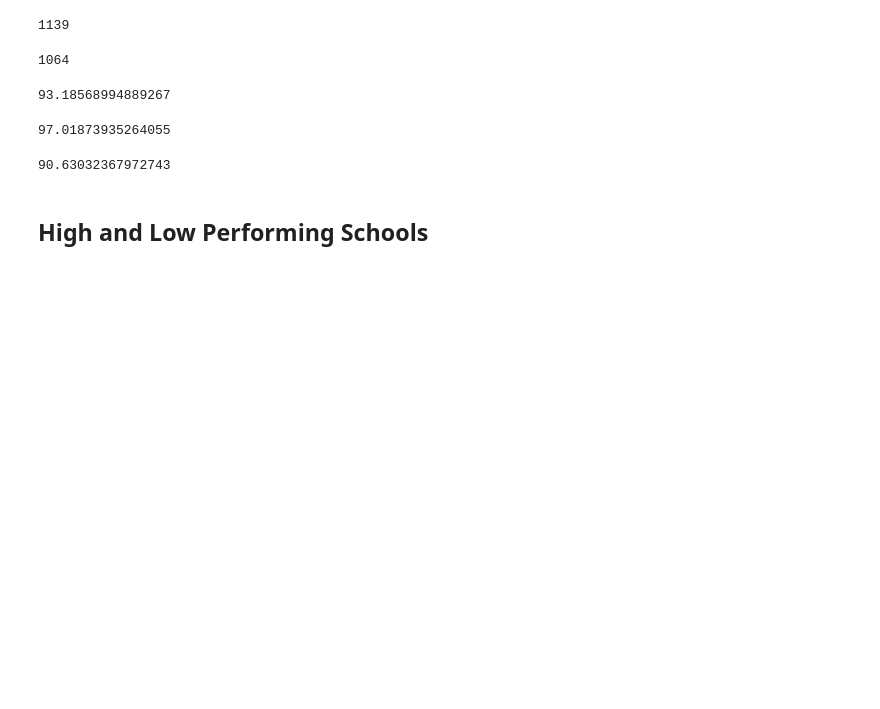
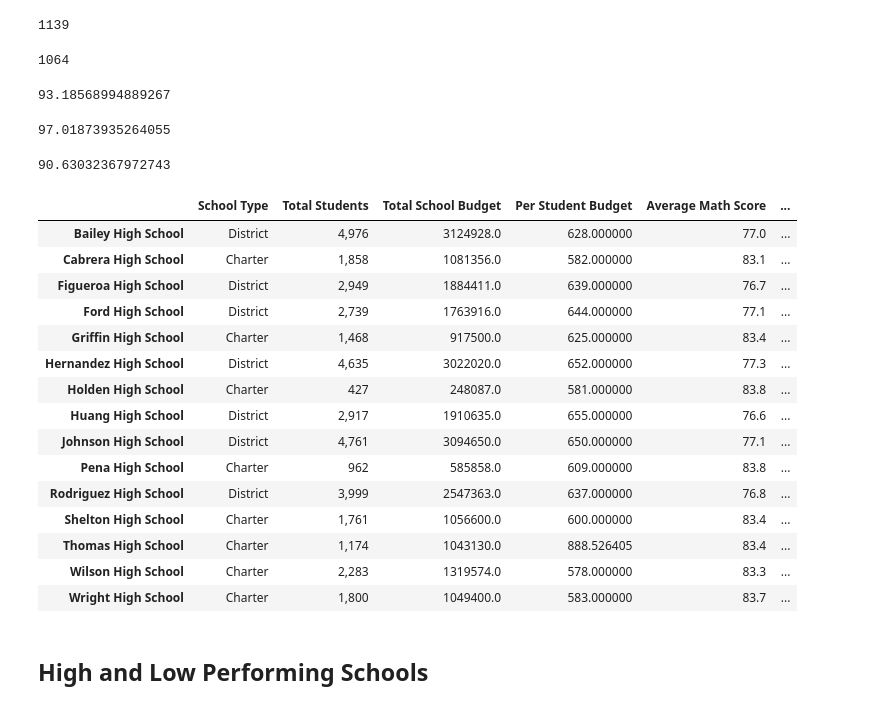
Before and after one commit to acfthomson/School_District_Analysis, a Jupyter notebook: PyCitySchools_Challenge_testing.ipynb, the cells around one changed output. Cells and saved outputs as stored; diff of their text form; code cells hidden in the pictures; blank space fills up the shorter version.

```diff
--- a/PyCitySchools_Challenge_testing.ipynb
+++ b/PyCitySchools_Challenge_testing.ipynb
@@ -110,10 +110,12 @@ total_budget = school_data_df["budget"].sum()
 # %%
 # Calculate the Average Scores using the "clean_student_data".
 
-clean_student_data_df = school_data_complete_df.drop(school_data_complete_df.loc[(school_data_complete_df["grade"] == "9th") & (school_data_complete_df["school_name"] == "Thomas High School")].index)
+clean_student_data = school_data_complete_df.drop(school_data_complete_df.loc[(school_data_complete_df["grade"] == "9th")
+                                                                              & (school_data_complete_df["school_name"]
+                                                                                 == "Thomas High School")].index)
 
-average_reading_score_df = clean_student_data_df["reading_score"].mean()
-average_math_score_df = clean_student_data_df["math_score"].mean()
+average_reading_score_ = clean_student_data_df["reading_score"].mean()
+average_math_score = clean_student_data_df["math_score"].mean()
 # %%
 # Step 1. Get the number of students that are in ninth grade at Thomas High School
 # These students have no grades
@@ -355,7 +328,10 @@ overall_passing_percentage_THS
 90.63032367972743
 # %%
 # Step 12. Replace the passing math percent for Thomas High School in the per_school_summary_df.
+percent_passing_math_THS = per_school_summary_df.loc["Thomas High School", "% Passing Math"]
 # %%
 # Step 13. Replace the passing reading percentage for Thomas High School in the per_school_summary_df.
+percent_passing_reading_THS = per_school_summary_df.loc["Thomas High School", "% Passing Reading"]
 # %%
 # Step 14. Replace the overall passing percentage for Thomas High School in the per_school_summary_df.
+overall_passing_percentage_THS = per_school_summary_df.loc["Thomas High School", "% Overall Passing"]
@@ -364,3 +338,47 @@ overall_passing_percentage_THS
+# %%
+# per_school_summary_df
+per_school_summary_THS_df = pd.DataFrame({
+    "School Type": per_school_types,
+    "Total Students": per_school_counts,
+    "Total School Budget": per_school_budget,
+    "Per Student Budget": per_school_capita,
+    "Average Math Score": per_school_math,
+    "Average Reading Score": per_school_reading,
+    "% Passing Math": percent_passing_math_THS,
+    "% Passing Reading": percent_passing_reading_THS,
+    "% Overall Passing": overall_passing_percentage_THS})
+
+# Format the "Total Students" to have the comma for a thousands separator.
+per_school_summary_THS_df["Total Students"] = per_school_summary_THS_df["Total Students"].map("{:,}".format)
+
+# Format the "Total Budget" to have the comma for a thousands separator, a decimal separator and a "$".
+#per_school_summary_THS_df["Total Budget"] = per_school_summary_THS_df["Total Budget"].map("${:,.2f}".format)
+
+# Format the columns.
+per_school_summary_THS_df["Average Math Score"] = per_school_summary_THS_df["Average Math Score"].map("{:.1f}".format)
+per_school_summary_THS_df["Average Reading Score"] = per_school_summary_THS_df["Average Reading Score"].map("{:.1f}".format)
+per_school_summary_THS_df["% Passing Math"] = per_school_summary_THS_df["% Passing Math"].map("{:.1f}".format)
+per_school_summary_THS_df["% Passing Reading"] = per_school_summary_THS_df["% Passing Reading"].map("{:.1f}".format)
+per_school_summary_THS_df["% Overall Passing"] = per_school_summary_THS_df["% Overall Passing"].map("{:.1f}".format)
+
+per_school_summary_THS_df
+# %% [output]
+|  | School Type | Total Students | Total School Budget | Per Student Budget | Average Math Score | ... |
+| Bailey High School | District | 4,976 | 3124928.0 | 628.000000 | 77.0 | ... |
+| Cabrera High School | Charter | 1,858 | 1081356.0 | 582.000000 | 83.1 | ... |
+| Figueroa High School | District | 2,949 | 1884411.0 | 639.000000 | 76.7 | ... |
+| Ford High School | District | 2,739 | 1763916.0 | 644.000000 | 77.1 | ... |
+| Griffin High School | Charter | 1,468 | 917500.0 | 625.000000 | 83.4 | ... |
+| Hernandez High School | District | 4,635 | 3022020.0 | 652.000000 | 77.3 | ... |
+| Holden High School | Charter | 427 | 248087.0 | 581.000000 | 83.8 | ... |
+| Huang High School | District | 2,917 | 1910635.0 | 655.000000 | 76.6 | ... |
+| Johnson High School | District | 4,761 | 3094650.0 | 650.000000 | 77.1 | ... |
+| Pena High School | Charter | 962 | 585858.0 | 609.000000 | 83.8 | ... |
+| Rodriguez High School | District | 3,999 | 2547363.0 | 637.000000 | 76.8 | ... |
+| Shelton High School | Charter | 1,761 | 1056600.0 | 600.000000 | 83.4 | ... |
+| Thomas High School | Charter | 1,174 | 1043130.0 | 888.526405 | 83.4 | ... |
+| Wilson High School | Charter | 2,283 | 1319574.0 | 578.000000 | 83.3 | ... |
+| Wright High School | Charter | 1,800 | 1049400.0 | 583.000000 | 83.7 | ... |
 # %% [markdown]
 ## High and Low Performing Schools
 # %%
```
Also changed, not shown: parts of 49 cells of this notebook.
